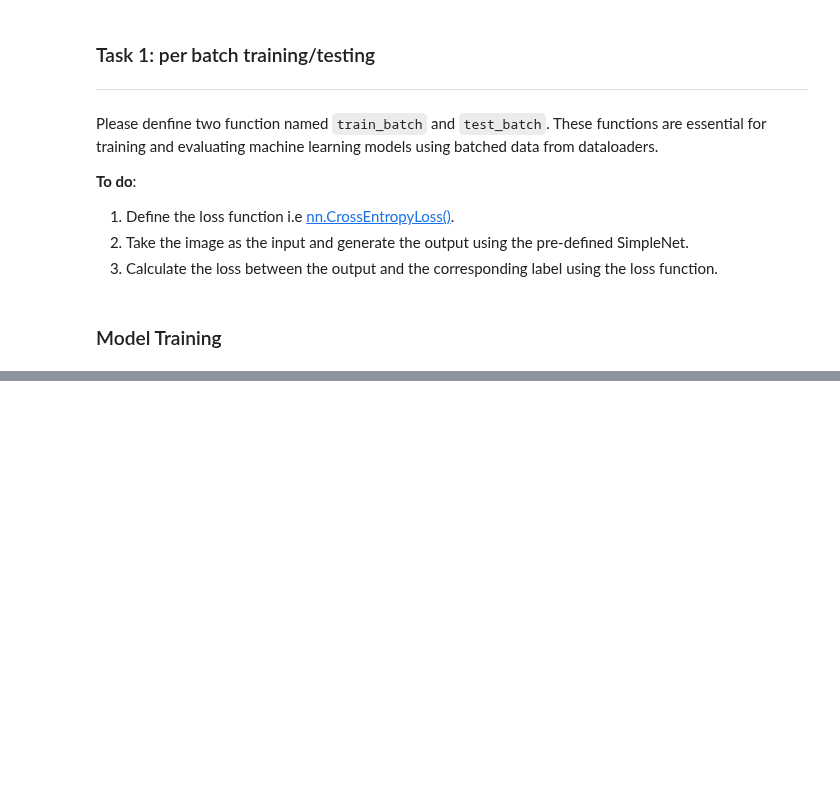
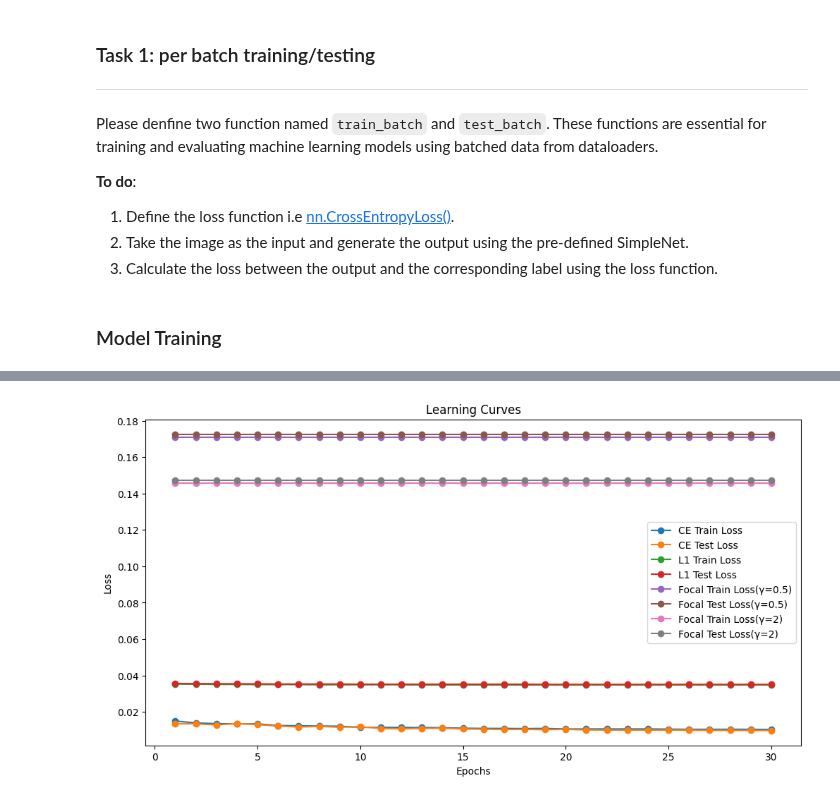
Before and after one commit to SustechSTA303/STA303-Assignment01, a Jupyter notebook: Assignment01.ipynb, the cells around one changed output, grey strips where cells are left out. Drawn from its saved outputs; the diff is of its cells as text; code cells hidden in the pictures; blank space fills up the shorter version.

```diff
--- a/Assignment01.ipynb
+++ b/Assignment01.ipynb
@@ -288,0 +511,38 @@ for i in range(len(class_names)):
+# %%
+import matplotlib.pyplot as plt
+
+# 假设你有一个包含epochs数量的列表
+epochs = list(range(1, 31))  # 30个epochs
+
+# 确保每个损失列表都有相同数量的数据点
+ce_train_loss = [0.0150, 0.0139, 0.0135, 0.0134, 0.0134, 0.0125, 0.0123, 0.0122, 0.0121, 0.0115, 0.0115, 0.0114, 0.0114, 0.0113, 0.0110, 0.0109, 0.0109, 0.0108, 0.0109, 0.0106, 0.0106, 0.0106, 0.0106, 0.0106, 0.0105, 0.0104, 0.0104, 0.0104, 0.0104, 0.0103]
+ce_test_loss = [0.0135, 0.0134, 0.0128, 0.0136, 0.0130, 0.0122, 0.0117, 0.0120, 0.0116, 0.0118, 0.0109, 0.0107, 0.0109, 0.0110, 0.0106, 0.0105, 0.0103, 0.0104, 0.0102, 0.0104, 0.0101, 0.0100, 0.0100, 0.0100, 0.0100, 0.0100, 0.0098, 0.0098, 0.0098, 0.0097]
+l1_train_loss = [0.0353, 0.0352, 0.0351, 0.0351, 0.0350, 0.0350, 0.0350, 0.0349, 0.0349, 0.0349, 0.0349, 0.0349, 0.0348, 0.0348, 0.0348, 0.0348, 0.0348, 0.0348, 0.0348, 0.0348, 0.0348, 0.0348, 0.0348, 0.0348, 0.0348, 0.0348, 0.0348, 0.0348, 0.0348, 0.0348]
+l1_test_loss = [0.0356, 0.0355, 0.0355, 0.0354, 0.0354, 0.0353, 0.0353, 0.0353, 0.0353, 0.0352, 0.0352, 0.0352, 0.0352, 0.0352, 0.0352, 0.0352, 0.0352, 0.0352, 0.0351, 0.0351, 0.0351, 0.0351, 0.0351, 0.0351, 0.0351, 0.0351, 0.0351, 0.0351, 0.0351, 0.0351]
+focal5_train_loss = [0.1708, 0.1708, 0.1708, 0.1708, 0.1708, 0.1708, 0.1708, 0.1708, 0.1708, 0.1708, 0.1708, 0.1708, 0.1708, 0.1708, 0.1708, 0.1708, 0.1708, 0.1708, 0.1708, 0.1708, 0.1708, 0.1708, 0.1708, 0.1708, 0.1708, 0.1708, 0.1708, 0.1708, 0.1708, 0.1708]
+focal5_test_loss = [0.1726, 0.1726, 0.1726, 0.1726, 0.1726, 0.1726, 0.1726, 0.1726, 0.1726, 0.1726, 0.1726, 0.1726, 0.1726, 0.1726, 0.1726, 0.1726, 0.1726, 0.1726, 0.1726, 0.1726, 0.1726, 0.1726, 0.1726, 0.1726, 0.1726, 0.1726, 0.1726, 0.1726, 0.1726, 0.1726]
+focal2_train_loss = [0.1459, 0.1459, 0.1459, 0.1459, 0.1459, 0.1459, 0.1459, 0.1459, 0.1459, 0.1459, 0.1459, 0.1459, 0.1459, 0.1459, 0.1459, 0.1459, 0.1459, 0.1459, 0.1459, 0.1459, 0.1459, 0.1459, 0.1459, 0.1459, 0.1459, 0.1459, 0.1459, 0.1459, 0.1459, 0.1459]
+focal2_test_loss =  [0.1473, 0.1473, 0.1473, 0.1473, 0.1473, 0.1473, 0.1473, 0.1473, 0.1473, 0.1473, 0.1473, 0.1473, 0.1473, 0.1473, 0.1473, 0.1473, 0.1473, 0.1473, 0.1473, 0.1473, 0.1473, 0.1473, 0.1473, 0.1473, 0.1473, 0.1473, 0.1473, 0.1473, 0.1473, 0.1473]
+# 创建一个图形
+plt.figure(figsize=(12,6))
+
+# 绘制学习曲线
+plt.plot(epochs, ce_train_loss, marker='o', label='CE Train Loss')
+plt.plot(epochs, ce_test_loss[:len(epochs)], marker='o', label='CE Test Loss')  # 截取相同长度的测试损失列表
+plt.plot(epochs, l1_train_loss, marker='o', label='L1 Train Loss')
+plt.plot(epochs, l1_test_loss[:len(epochs)], marker='o', label='L1 Test Loss')
+plt.plot(epochs, focal5_train_loss, marker='o', label='Focal Train Loss(γ=0.5)')
+plt.plot(epochs, focal5_test_loss[:len(epochs)], marker='o', label='Focal Test Loss(γ=0.5)')
+plt.plot(epochs, focal2_train_loss, marker='o', label='Focal Train Loss(γ=2)')
+plt.plot(epochs, focal2_test_loss[:len(epochs)], marker='o', label='Focal Test Loss(γ=2)')
+
+# 添加标签和图例
+plt.xlabel('Epochs')
+plt.ylabel('Loss')
+plt.title('Learning Curves')
+plt.legend()
+
+# 显示图形
+plt.show()
+# %% [output]
+[figure, added]
```
Also changed, not shown: parts of 15 cells of this notebook, 2 other files.
